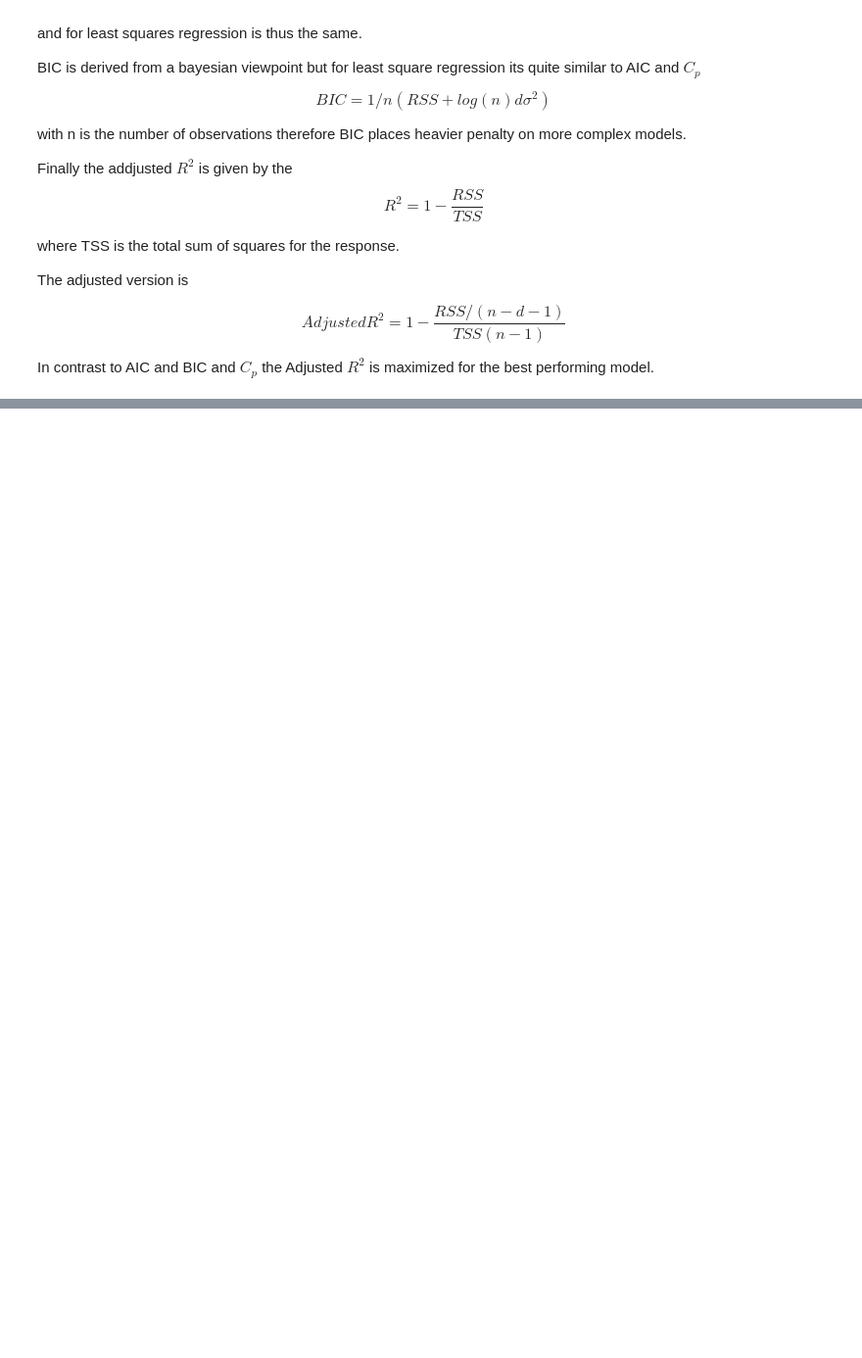
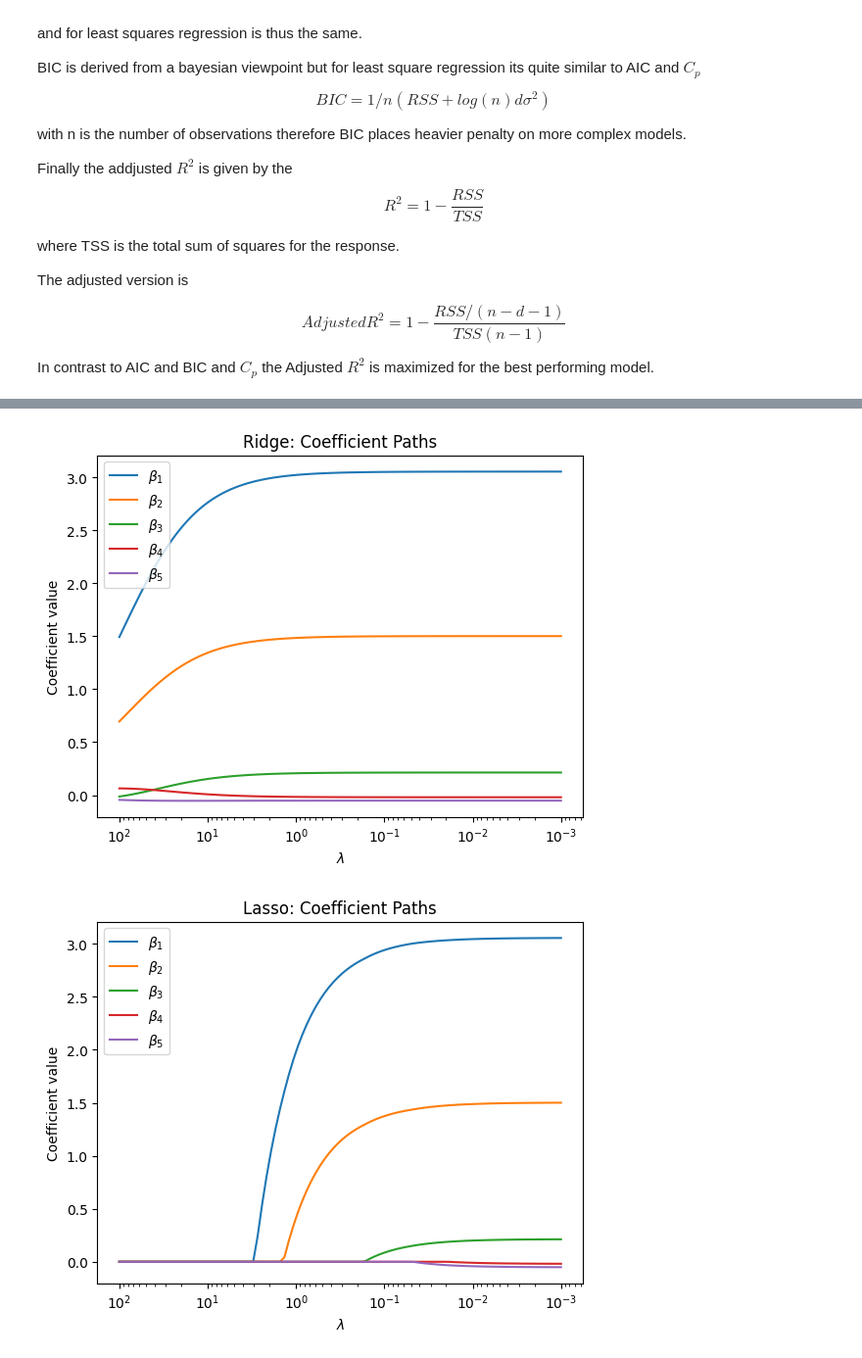
Before and after one commit to JohannesMeyersGit/DS_Notebooks, a Jupyter notebook: Introduction_Statistical_Learning/6_Linear_Model_Selection_and_Regularization.ipynb, the cells around one changed output, grey strips where cells are left out. Shown at 98% size. Saved outputs shown, nothing was run; the diff lists cells and outputs as text; code cells hidden in the pictures; blank space fills up the shorter version.

```diff
--- a/Introduction_Statistical_Learning/6_Linear_Model_Selection_and_Regularization.ipynb
+++ b/Introduction_Statistical_Learning/6_Linear_Model_Selection_and_Regularization.ipynb
@@ -464,0 +692,69 @@ IndexingError: Too many indexers
+# %%
+import numpy as np
+import matplotlib.pyplot as plt
+from sklearn.preprocessing import StandardScaler
+from sklearn.linear_model import Ridge, Lasso
+
+np.random.seed(0)
+
+n, p = 100, 5
+X = np.random.randn(n, p)
+
+true_beta = np.array([3, 1.5, 0, 0, 0])
+y = X @ true_beta + np.random.randn(n)
+
+# standardize predictors
+scaler = StandardScaler()
+X_std = scaler.fit_transform(X)
+
+# center response
+y = y - y.mean()
+
+lambdas = np.logspace(2, -3, 100)
+
+
+ridge_coefs = []
+
+for lam in lambdas:
+    model = Ridge(alpha=lam, fit_intercept=False)
+    model.fit(X_std, y)
+    ridge_coefs.append(model.coef_)
+
+ridge_coefs = np.array(ridge_coefs)
+
+plt.figure()
+for j in range(p):
+    plt.plot(lambdas, ridge_coefs[:, j], label=f"$\\beta_{j+1}$")
+
+plt.xscale("log")
+plt.gca().invert_xaxis()
+plt.xlabel(r"$\lambda$")
+plt.ylabel("Coefficient value")
+plt.title("Ridge: Coefficient Paths")
+plt.legend()
+plt.show()
+
+
+lasso_coefs = []
+
+for lam in lambdas:
+    model = Lasso(alpha=lam, fit_intercept=False, max_iter=10000)
+    model.fit(X_std, y)
+    lasso_coefs.append(model.coef_)
+
+lasso_coefs = np.array(lasso_coefs)
+
+plt.figure()
+for j in range(p):
+    plt.plot(lambdas, lasso_coefs[:, j], label=f"$\\beta_{j+1}$")
+
+plt.xscale("log")
+plt.gca().invert_xaxis()
+plt.xlabel(r"$\lambda$")
+plt.ylabel("Coefficient value")
+plt.title("Lasso: Coefficient Paths")
+plt.legend()
+plt.show()
+# %% [output]
+[figure, added]
+[figure, added]
```
Also changed, not shown: parts of 10 cells of this notebook, 7 other files.
